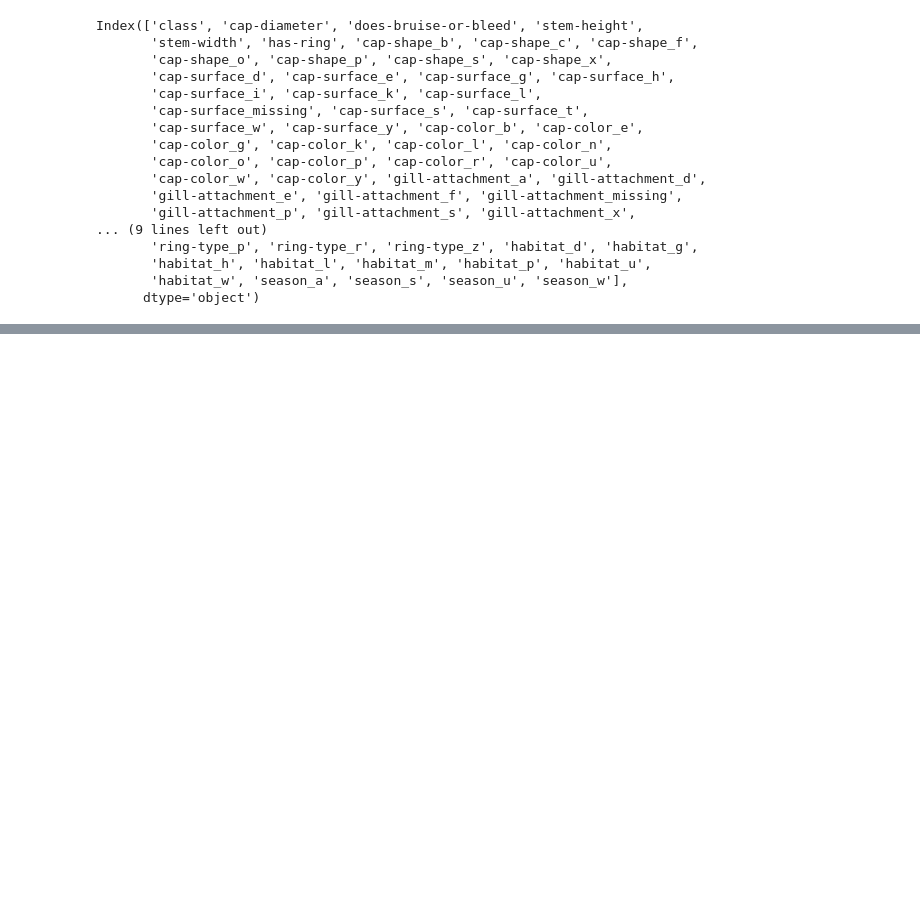
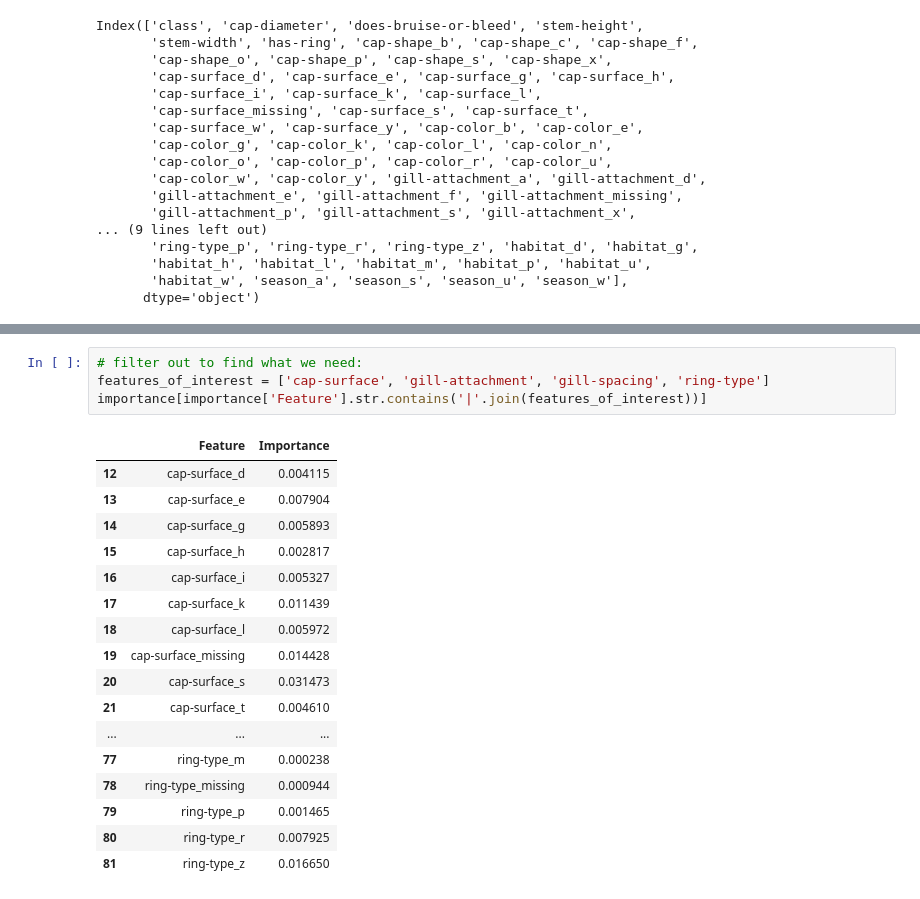
Before and after one commit to RovSveta/Advanced_Data_analytics_2025, a Jupyter notebook: Exercise_project_1/Classification_dataset/SHAP_CPU_version-classification.ipynb, the cells around one changed output, grey strips where cells are left out. Cells and saved outputs as stored; diff of their text form; blank space fills up the shorter version.

```diff
--- a/Exercise_project_1/Classification_dataset/SHAP_CPU_version-classification.ipynb
+++ b/Exercise_project_1/Classification_dataset/SHAP_CPU_version-classification.ipynb
@@ -140,0 +171,22 @@ Feature Importances using SHAP:
+# %%
+# filter out to find what we need:
+features_of_interest = ['cap-surface', 'gill-attachment', 'gill-spacing', 'ring-type']
+importance[importance['Feature'].str.contains('|'.join(features_of_interest))]
+# %% [output]
+|  | Feature | Importance |
+| 12 | cap-surface_d | 0.004115 |
+| 13 | cap-surface_e | 0.007904 |
+| 14 | cap-surface_g | 0.005893 |
+| 15 | cap-surface_h | 0.002817 |
+| 16 | cap-surface_i | 0.005327 |
+| 17 | cap-surface_k | 0.011439 |
+| 18 | cap-surface_l | 0.005972 |
+| 19 | cap-surface_missing | 0.014428 |
+| 20 | cap-surface_s | 0.031473 |
+| 21 | cap-surface_t | 0.004610 |
+| ... | ... | ... |
+| 77 | ring-type_m | 0.000238 |
+| 78 | ring-type_missing | 0.000944 |
+| 79 | ring-type_p | 0.001465 |
+| 80 | ring-type_r | 0.007925 |
+| 81 | ring-type_z | 0.016650 |
```
Also changed, not shown: parts of 3 cells of this notebook, 4 other files.
